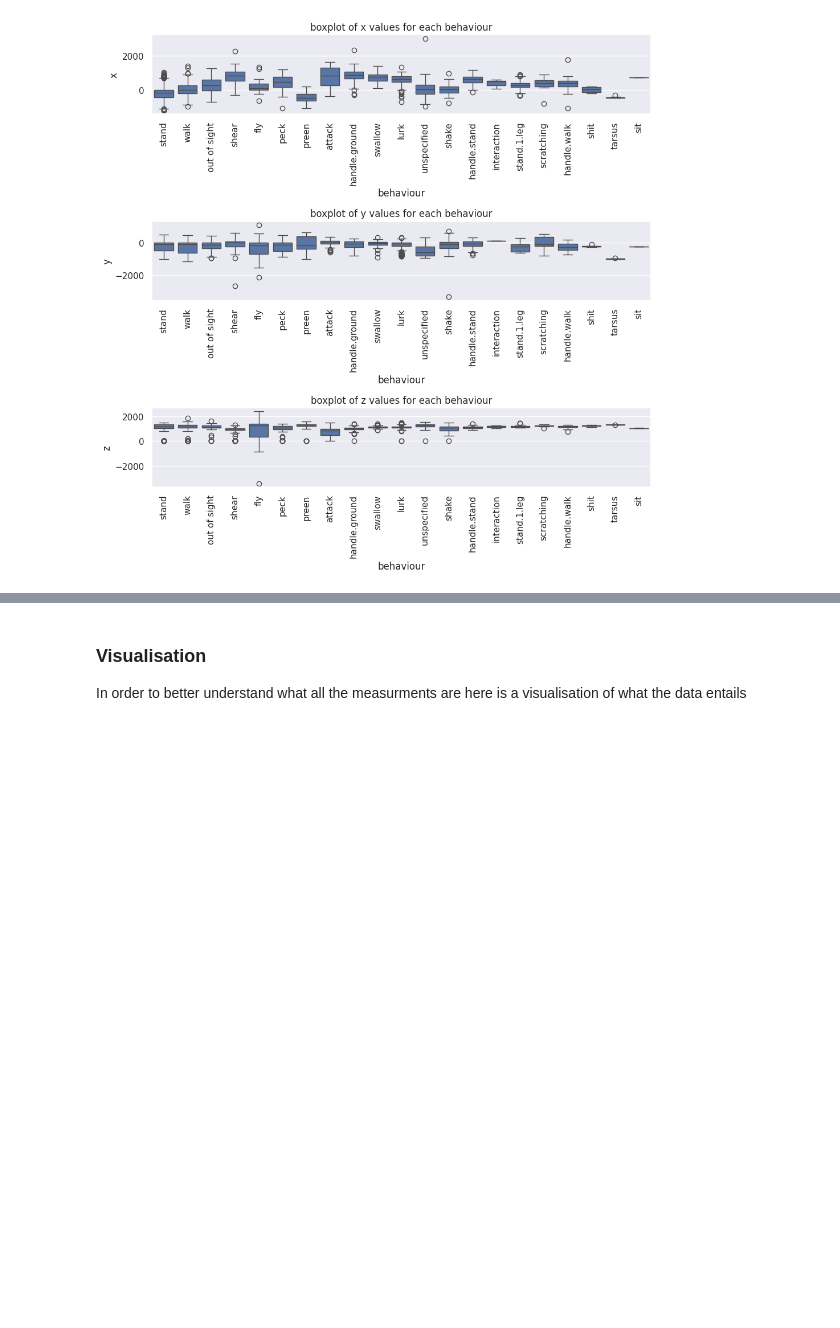
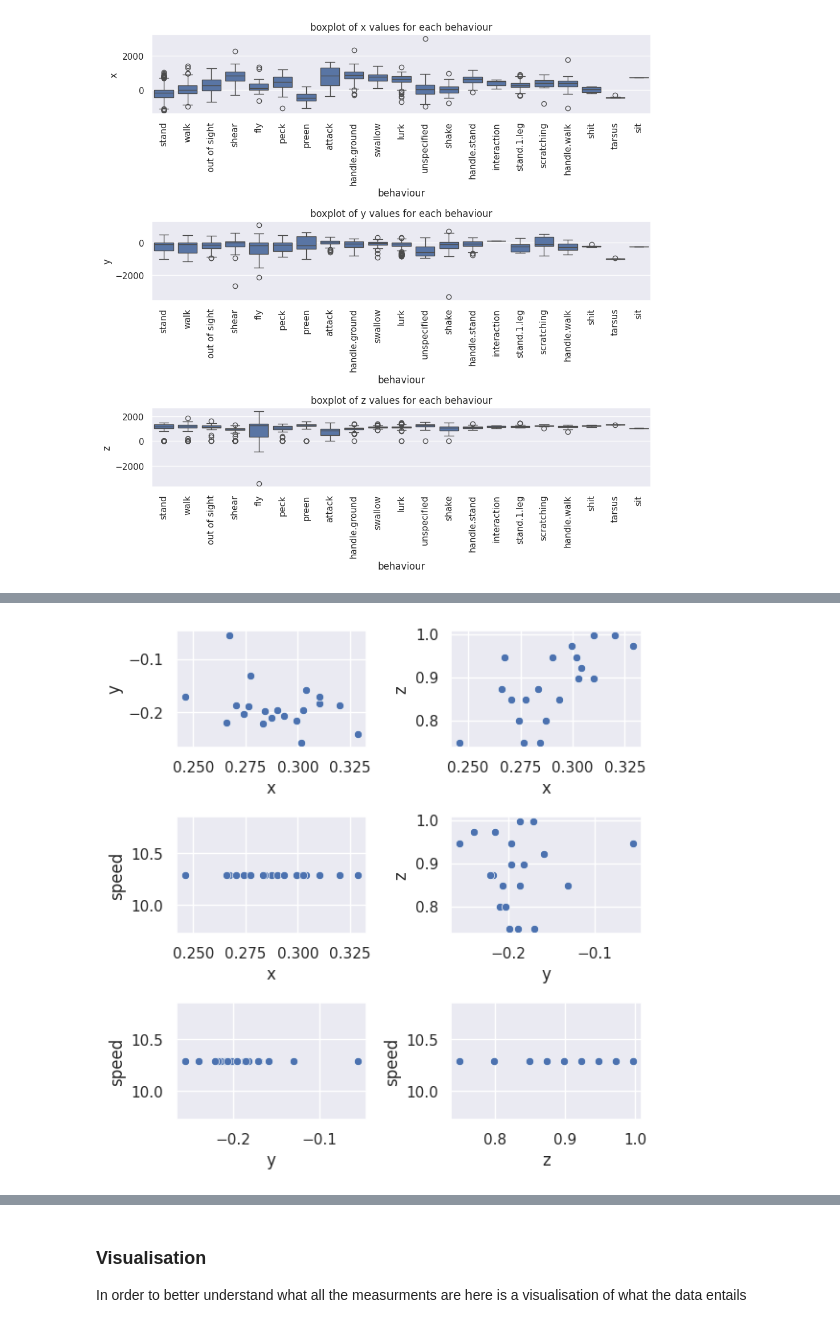
Before and after one commit to SebastiaanProjects/EDA, a Jupyter notebook: Exploratory Data Analysis.ipynb, the cells around one changed output, grey strips where cells are left out. Drawn from its saved outputs; the diff is of its cells as text; code cells hidden in the pictures; blank space fills up the shorter version.

Commit message:
seagull addition

```diff
--- a/Exploratory Data Analysis copy.ipynb
+++ b/Exploratory Data Analysis.ipynb
@@ -439,0 +445,4 @@ plt.show()
+# %%
+seagull = pd.read_csv('Copy of combined_s_w_m_j.csv', sep=',', header=None)
+seagull.rename(columns={0:'tag', 1 : 'Date_time', 2: 'id_i_think', 3: 'integer behaviour', 4: 'x', 5:'y', 6: 'z', 7: 'speed'}, inplace=True)
+seagull.head(5)
@@ -439,0 +469,18 @@ plt.show()
+# %%
+seagull[0:20] #soar
+
+fig, axes = plt.subplots(3, 2, figsize=(6, 6))
+
+sns.scatterplot(data=seagull[0:20], x='x', y='y', ax=axes[0, 0])
+sns.scatterplot(data=seagull[0:20], x='x', y='z', ax=axes[0, 1])
+sns.scatterplot(data=seagull[0:20], x='x', y='speed', ax=axes[1, 0])
+sns.scatterplot(data=seagull[0:20], x='y', y='z', ax=axes[1, 1])
+sns.scatterplot(data=seagull[0:20], x='y', y='speed', ax=axes[2, 0])
+sns.scatterplot(data=seagull[0:20], x='z', y='speed', ax=axes[2, 1])
+
+plt.tight_layout()
+plt.show()
+
+#This shows that x and z have a correlation for this specific soaring instance.
+# %% [output]
+[figure, added]
```
Also changed, not shown: parts of 6 cells of this notebook.
